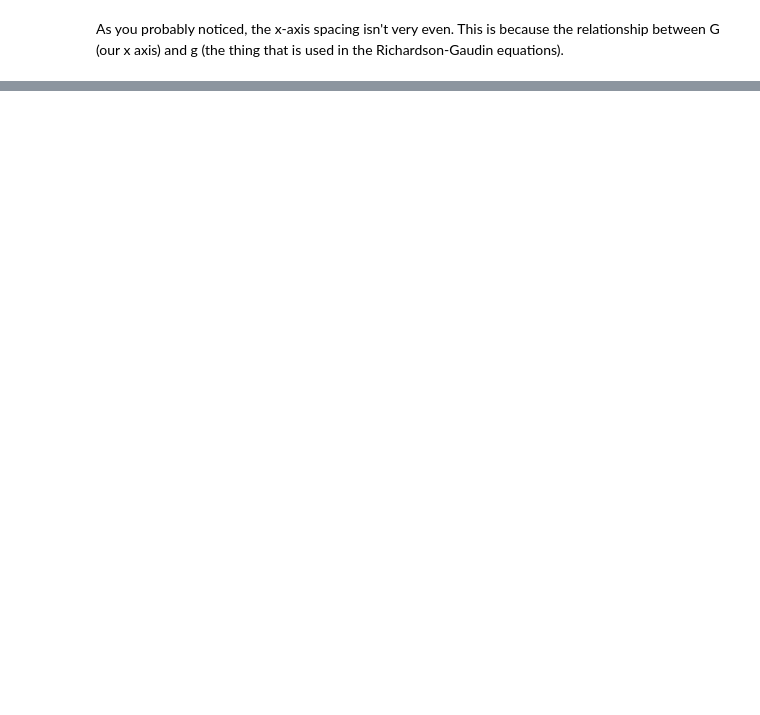
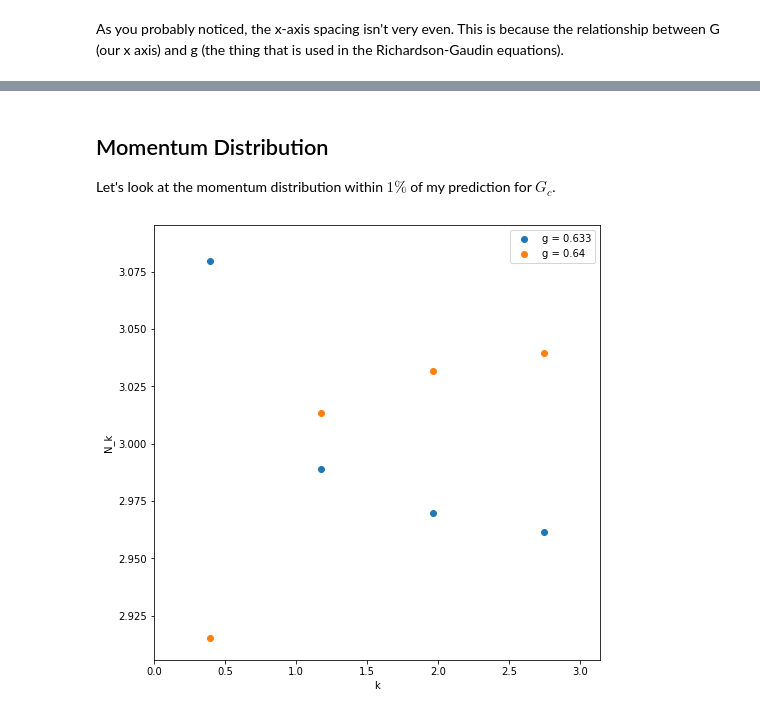
Before and after one commit to wholdhus/so5-richardson-gaudin, a Jupyter notebook: example.ipynb, the cells around one changed output, grey strips where cells are left out. Drawn from its saved outputs; the diff is of its cells as text; code cells hidden in the pictures; blank space fills up the shorter version.

```diff
--- a/example.ipynb
+++ b/example.ipynb
@@ -250,0 +246,13 @@ In my code, g takes even steps until the code fails to converge (which happens a
+# %%
+Es = output_df['energy']
+Gs = output_df['G']
+# Rescaling by appropriate factors of L
+es = Es/L
+gs = Gs*L # different than g in previous plot
+
+print('Taking 1st derivative')
+de = np.gradient(es, gs) # derivative de/dg
+print('Taking 2nd derivative')
+d2e = np.gradient(de, gs) # second derivative
+print('Taking 3rd derivative')
+d3e = np.gradient(d2e, gs) # third
@@ -250,0 +297,19 @@ In my code, g takes even steps until the code fails to converge (which happens a
+# %% [markdown]
+## Momentum Distribution
+
+Let's look at the momentum distribution within $1\%$ of my prediction for $G_c$.
+# %%
+plt.figure(figsize=(8,8))
+
+N_inds = ['N_{}'.format(i) for i in range(L)]
+G_c = g_c/L
+for i, G in enumerate(Gs):
+    if 0.99 < G/G_c < 1.01: # Only selecting within 1% of G_c
+        plt.scatter(k, output_df[N_inds].iloc[i], label='g = {}'.format(np.round(G*L, 3)))
+plt.xlabel('k')
+plt.ylabel('N_k')
+plt.legend()
+plt.xlim(0, np.pi)
+plt.show()
+# %% [output]
+[figure, added]
```
Also changed, not shown: parts of 44 cells of this notebook, 1 other file.
